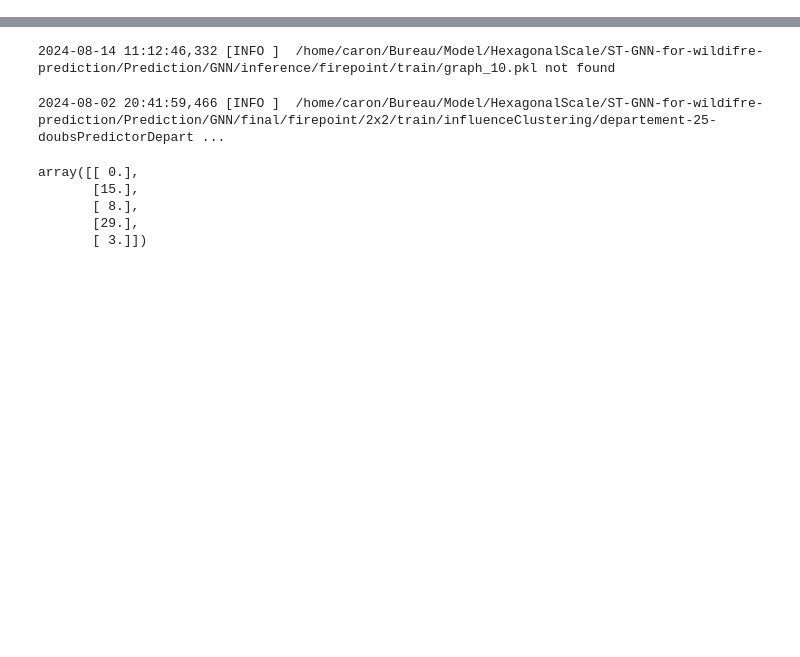
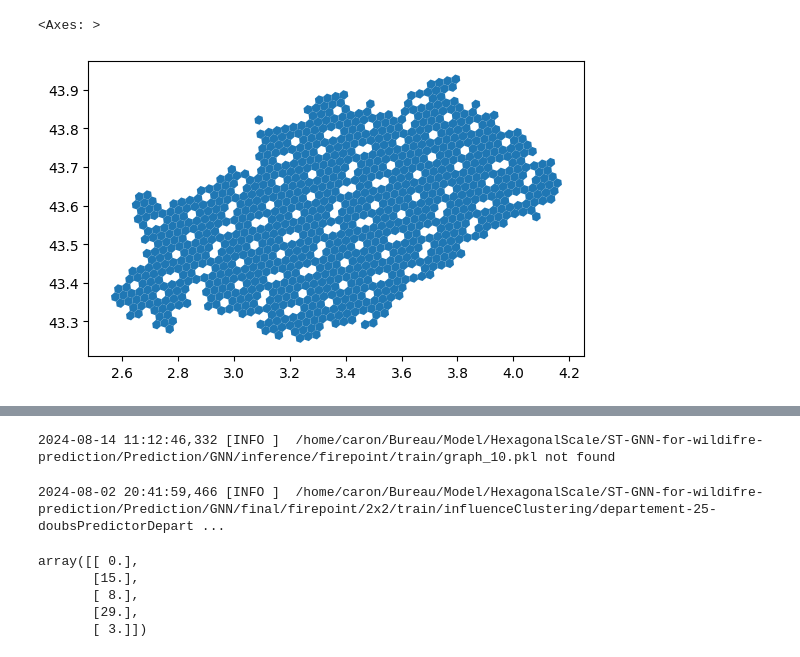
Before and after one commit to NicolasCaronPro/ST-GNN-for-wildifre-prediction, a Jupyter notebook: Prediction/Inference/interface/check.ipynb, the cells around one changed output, grey strips where cells are left out. Saved outputs shown, nothing was run; the diff lists cells and outputs as text; code cells hidden in the pictures; blank space fills up the shorter version.

```diff
--- a/Prediction/Inference/interface/check.ipynb
+++ b/Prediction/Inference/interface/check.ipynb
@@ -13,3 +59,8 @@ geo.plot(column='fire_prediction_dept', vmin=1, vmax=6, cmap='jet', legend=True)
+# %%
+geo.plot()
+# %% [output]
+<Axes: >
+[figure, added]
 # %%
 geo.fire_prediction_raw.unique()
 # %% [output]
```
Also changed, not shown: parts of 12 cells of this notebook, 15 other files.
